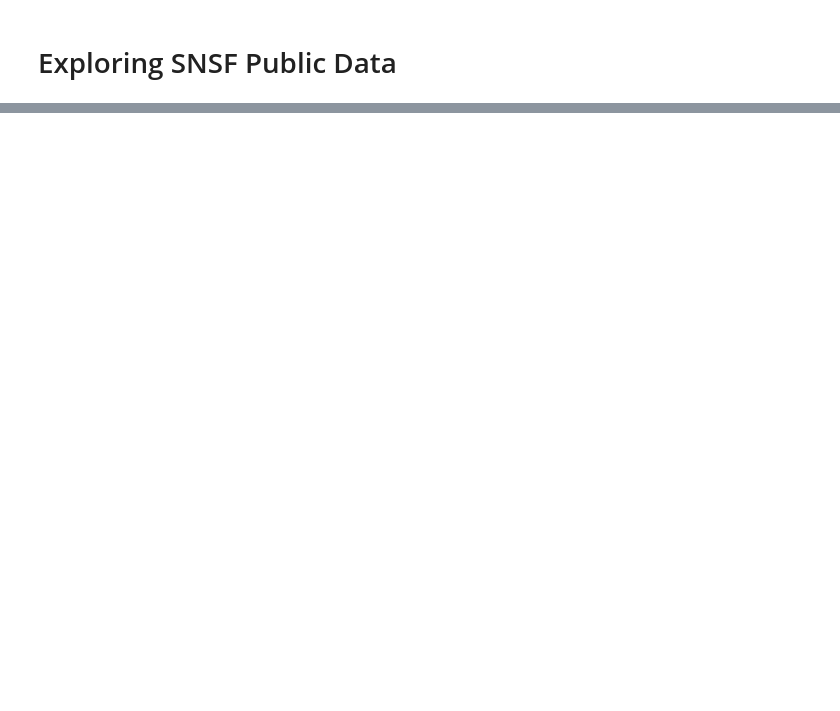
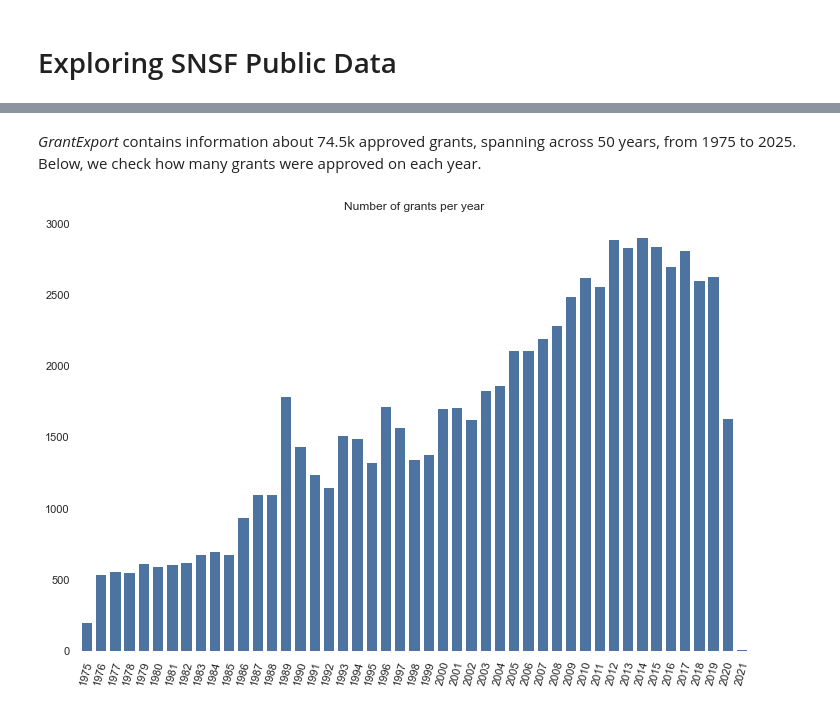
Before and after one commit to zambujo/p3data, a Jupyter notebook: exploration.ipynb, the cells around one changed output, grey strips where cells are left out. Drawn from its saved outputs; the diff is of its cells as text; code cells hidden in the pictures; blank space fills up the shorter version.

```diff
--- a/exploration.ipynb
+++ b/exploration.ipynb
@@ -10,12 +12,13 @@ Prior to exploring the data, I performed a number of cleaning and tidying operat
 # boilerplate
 import numpy as np
 import pandas as pd
-import matplotlib as plt
+import datetime as dt
+import matplotlib.pyplot as plt
 import seaborn as sns
 from plotnine import *
-sns.set_style('whitegrid')
+sns.set(rc={'figure.figsize':(12, 8)})
 
-# open tidy datasets
-grants=pd.read_feather('data/grant.feather')
+# tidy datasets
+grants=pd.read_feather('data/project.feather')
 grantees=pd.read_feather('data/grantee.feather')
 people=pd.read_feather('data/person.feather')
@@ -21,0 +51,17 @@ people=pd.read_feather('data/person.feather')
+# %% [markdown]
+_GrantExport_ contains information about 74.5k approved grants, spanning across 50 years, from 1975 to 2025. Below, we check how many grants were approved on each year.
+# %%
+# remove 2 missing values for date
+grants=grants.dropna(subset=['start_date'])
+grants['year'] = grants['start_date'].dt.year
+# %%
+plt.box(on=None)
+sns.set_style("whitegrid")
+g = sns.countplot(x='year', data=grants, color='#3f72af')
+g.set_xlabel('')
+g.set_ylabel('')
+g.set_title('Number of grants per year')
+g.set_xticklabels(g.get_xticklabels(), rotation=75, horizontalalignment='center')
+g;
+# %% [output]
+[figure, added]
```
Also changed, not shown: parts of 20 cells of this notebook.
